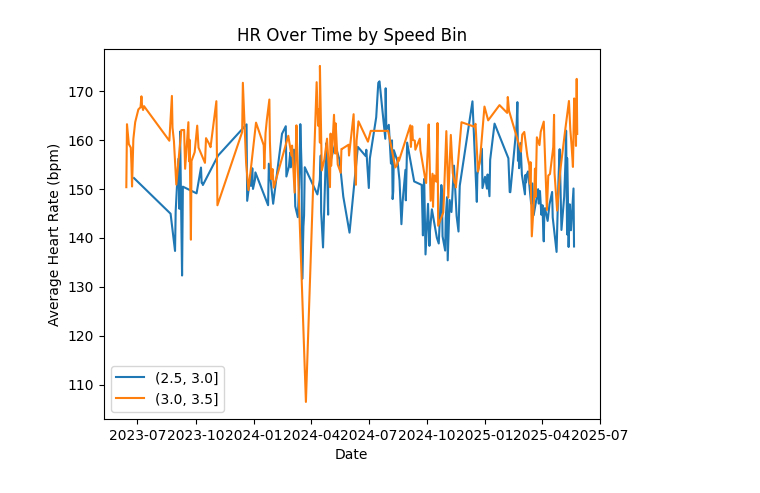
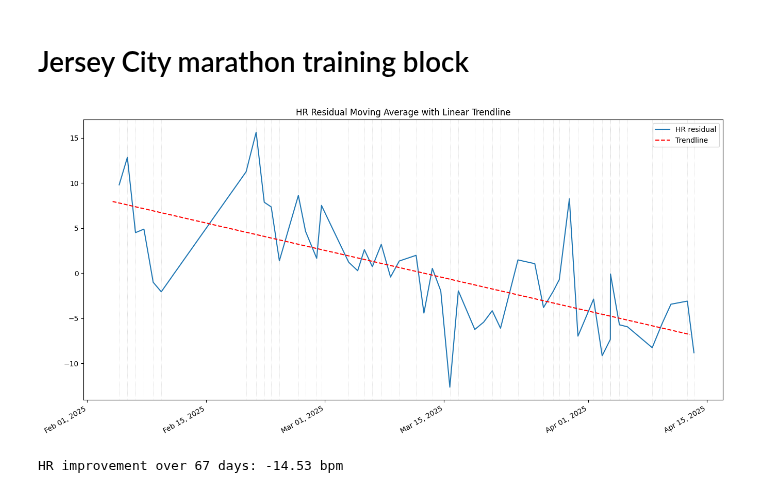
Before and after one commit to ionox0/Runs, a Jupyter notebook: hr_improvment.ipynb, the cells around one changed output. Cells and saved outputs as stored; diff of their text form; code cells hidden in the pictures.

Commit message:
improved analysis limited to specific marathon training blocks

```diff
--- a/hr_improvment.ipynb
+++ b/hr_improvment.ipynb
@@ -19,13 +21,3 @@ rel_cols = [
     'Average Grade',
     'Grade Adjusted Distance',
 ]
-
-recent_selector = runs['Activity Date'] > '2023-02-01'
-recent_selector_end = runs['Activity Date'] < '2025-06-30'
-
-runs_sub = runs[recent_selector & recent_selector_end][rel_cols]
-
-# Only use rows with HR data
-runs_sub = runs_sub[~pd.isna(runs_sub['Average Heart Rate'])]
-
-runs_sub = runs_sub.sort_values('Activity Date')
@@ -50,17 +23,0 @@ runs_sub
-# %%
-def remove_outliers_iqr(df, column):
-    Q1 = df[column].quantile(0.25)
-    Q3 = df[column].quantile(0.75)
-    IQR = Q3 - Q1
-    lower = Q1 - 1.5 * IQR
-    upper = Q3 + 1.5 * IQR
-    return df[(df[column] >= lower) & (df[column] <= upper)]
-
-# Apply to both heart rate and speed
-runs_sub = remove_outliers_iqr(runs_sub, 'Average Heart Rate')
-runs_sub = remove_outliers_iqr(runs_sub, 'Average Speed')
-runs_sub = remove_outliers_iqr(runs_sub, 'Elevation Gain')
-
-# Remove elevation outliers
-runs_sub = runs_sub[runs_sub['Elevation Gain'] < 100]
-runs_sub.shape
@@ -71,12 +23,0 @@ runs_sub.shape
-# %%
-import statsmodels.api as sm
-
-X = runs_sub[['Average Speed', 'Elevation Gain']]
-y = runs_sub['Average Heart Rate']
-
-X = sm.add_constant(X)
-model = sm.OLS(y, X).fit()
-
-runs_sub['hr_corrected'] = model.resid
-runs_sub['hr_moving_average'] = runs_sub['hr_corrected'].rolling(window=10).mean()
-runs_sub = runs_sub[10:] # Ignore initial nans
@@ -183,13 +72,7 @@ plt.show()
-# %%
-runs_sub['Speed Bin'] = pd.cut(runs_sub['Average Speed'], bins=np.arange(2.5, 4.0, 0.5))
-
-for speed_bin, group in runs_sub.groupby('Speed Bin'):
-    plt.plot(group['Activity Date'], group['Average Heart Rate'], label=str(speed_bin))
-
-plt.xlabel('Date')
-plt.ylabel('Average Heart Rate (bpm)')
-plt.title('HR Over Time by Speed Bin')
-plt.legend()
-plt.show()
-# %% [output]
-[figure, removed]
+# %% [markdown]
+# Jersey City marathon training block
+# %%
+plot_hr_improvement()
+# %% [output]
+[figure, added]
+HR improvement over 67 days: -14.53 bpm
```
Also changed, not shown: parts of 19 cells of this notebook, 2 other files.
